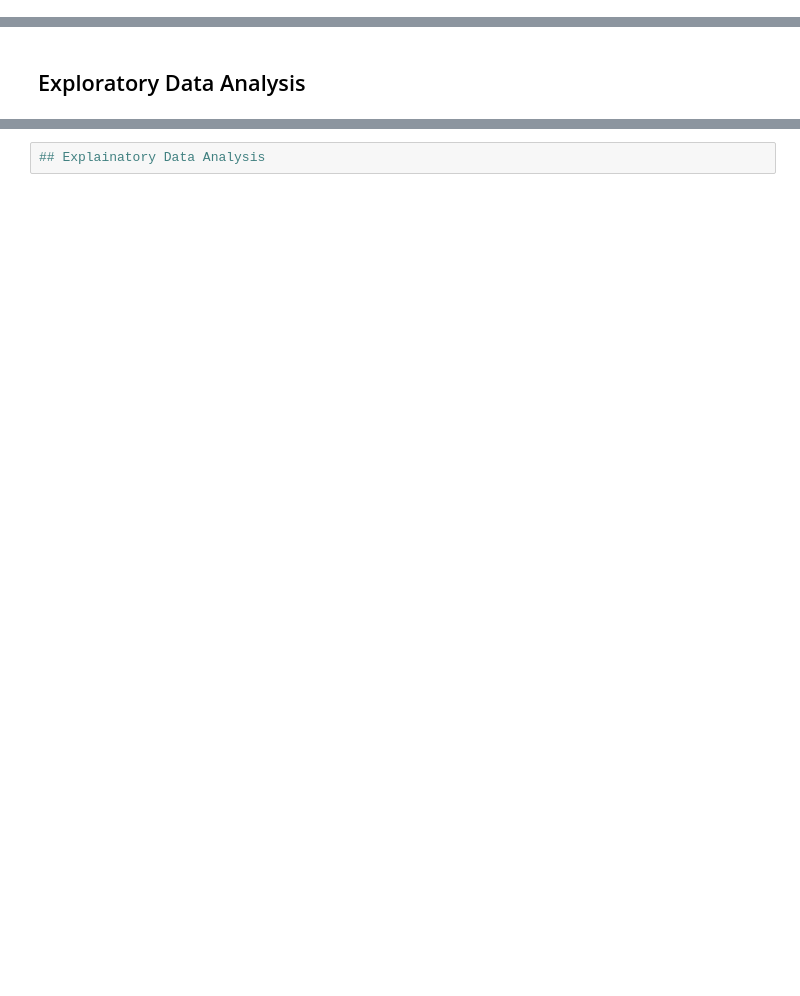
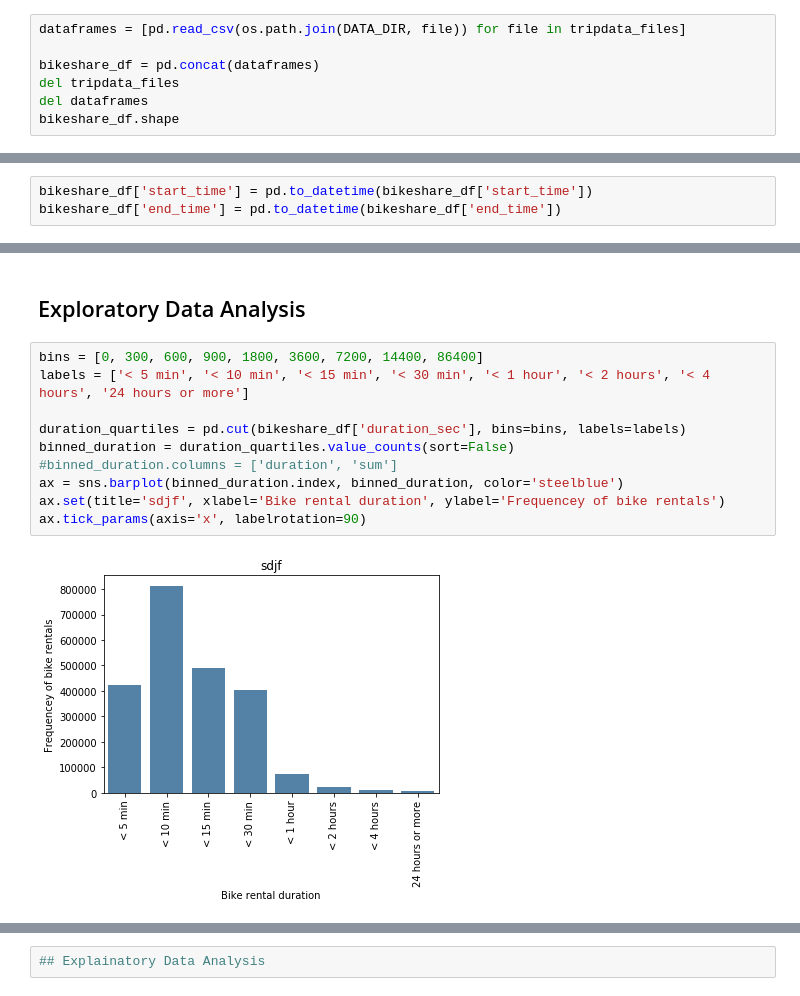
Before and after one commit to marcusholmgren/bikeshare-analysis, a Jupyter notebook: fordgobike-analysis.ipynb, the cells around one changed output, grey strips where cells are left out. Cells and saved outputs as stored; diff of their text form; blank space fills up the shorter version.

Commit message:
feat: explore duration data point

```diff
--- a/fordgobike-analysis.ipynb
+++ b/fordgobike-analysis.ipynb
@@ -158,0 +181,7 @@ ok
+# %%
+dataframes = [pd.read_csv(os.path.join(DATA_DIR, file)) for file in tripdata_files]
+
+bikeshare_df = pd.concat(dataframes)
+del tripdata_files
+del dataframes
+bikeshare_df.shape
@@ -158,0 +254,3 @@ ok
+# %%
+bikeshare_df['start_time'] = pd.to_datetime(bikeshare_df['start_time'])
+bikeshare_df['end_time'] = pd.to_datetime(bikeshare_df['end_time'])
@@ -159,2 +279,14 @@ ok
 # %% [markdown]
 ## Exploratory Data Analysis
+# %%
+bins = [0, 300, 600, 900, 1800, 3600, 7200, 14400, 86400]
+labels = ['< 5 min', '< 10 min', '< 15 min', '< 30 min', '< 1 hour', '< 2 hours', '< 4 hours', '24 hours or more']
+
+duration_quartiles = pd.cut(bikeshare_df['duration_sec'], bins=bins, labels=labels)
+binned_duration = duration_quartiles.value_counts(sort=False)
+#binned_duration.columns = ['duration', 'sum']
+ax = sns.barplot(binned_duration.index, binned_duration, color='steelblue')
+ax.set(title='sdjf', xlabel='Bike rental duration', ylabel='Frequencey of bike rentals')
+ax.tick_params(axis='x', labelrotation=90)
+# %% [output]
+[figure, added]
```
Also changed, not shown: parts of 13 cells of this notebook.
